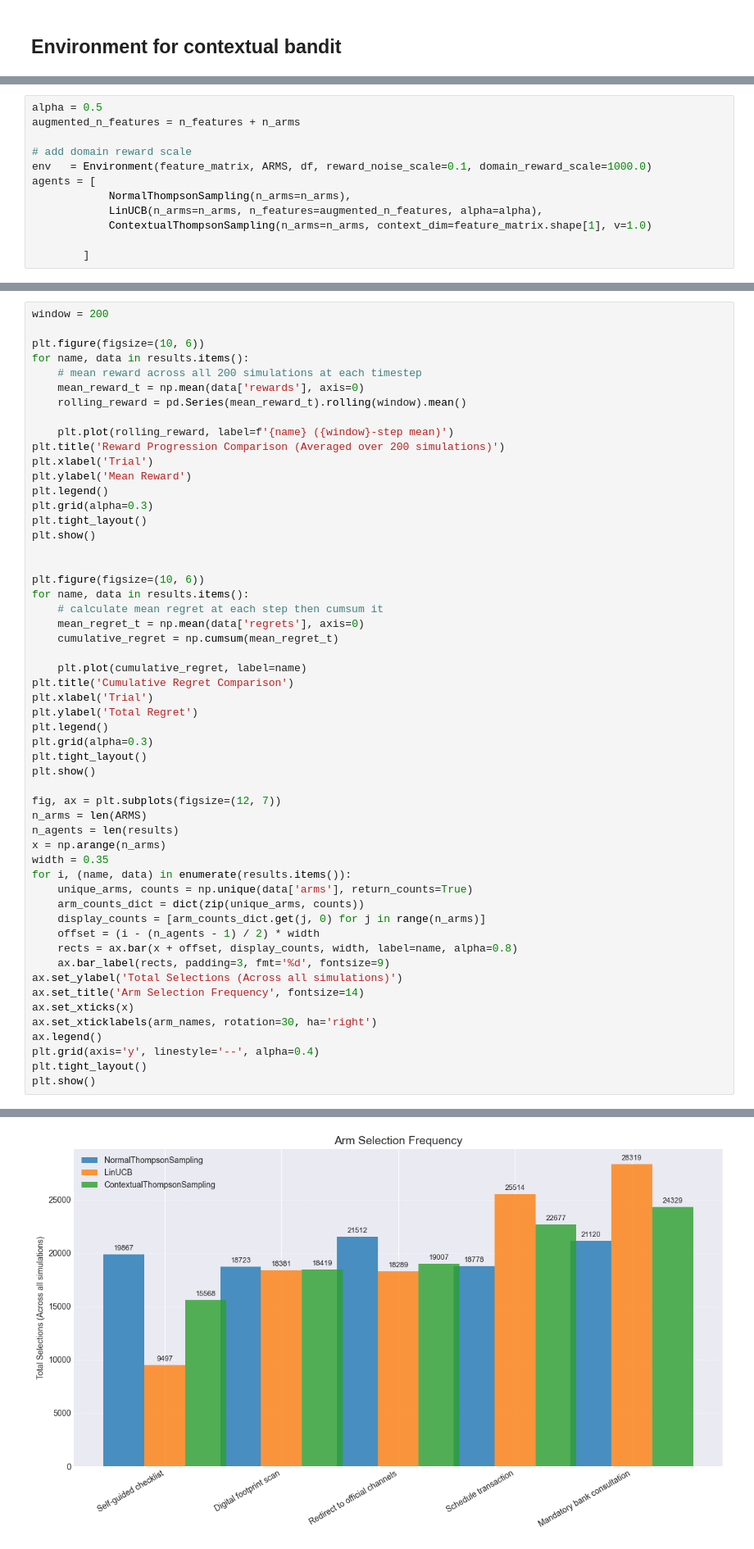
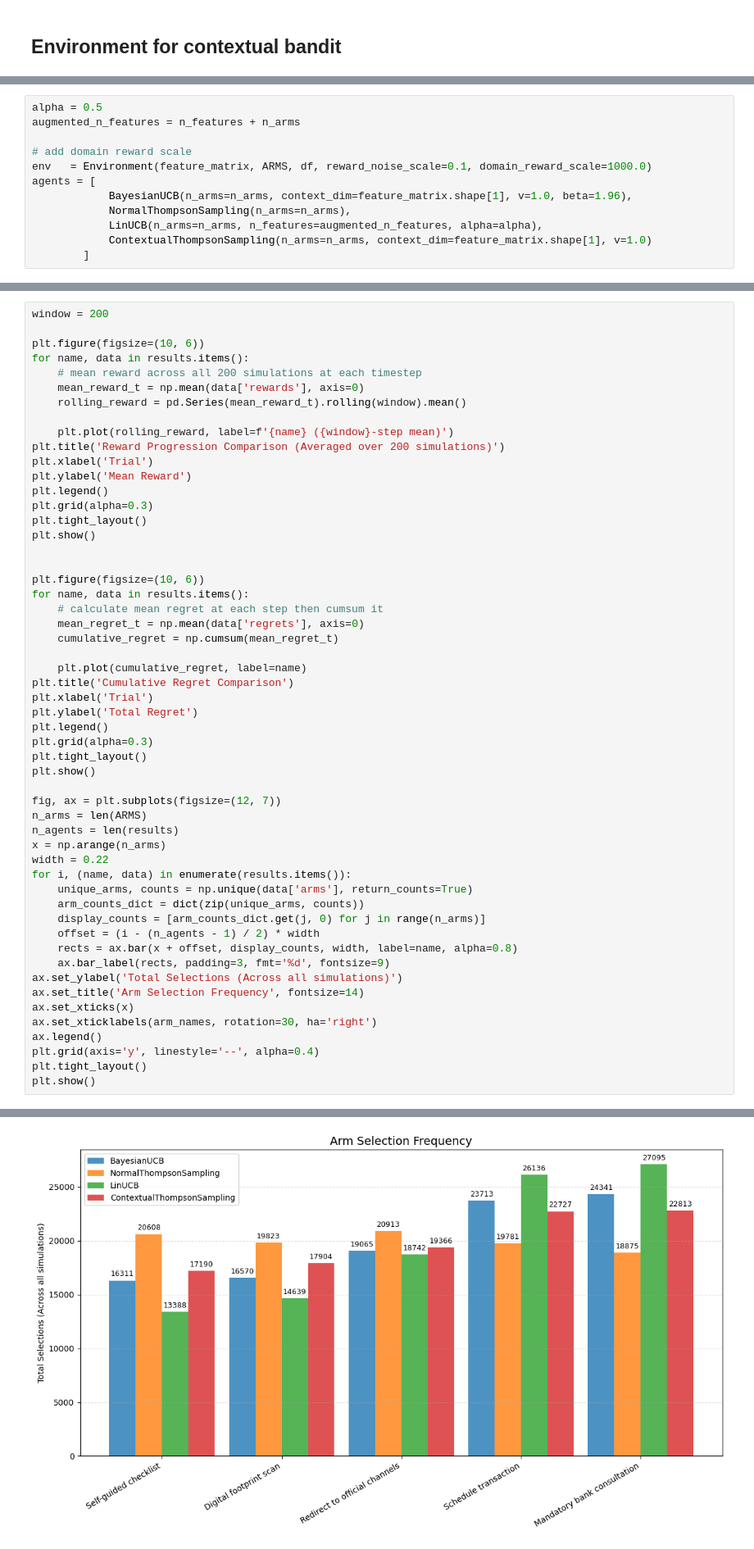
Before and after one commit to choijiwonsoc/bt4014-final-proj, a Jupyter notebook: analysis/lin_ucb_contextual_thompson.ipynb, the cells around one changed output, grey strips where cells are left out. Shown at 82% size. Cells and saved outputs as stored; diff of their text form.

Commit message:
Added Bayesian UCB

```diff
--- a/analysis/lin_ucb_contextual_thompson.ipynb
+++ b/analysis/lin_ucb_contextual_thompson.ipynb
@@ -367,10 +428,10 @@ augmented_n_features = n_features + n_arms
 # add domain reward scale
 env   = Environment(feature_matrix, ARMS, df, reward_noise_scale=0.1, domain_reward_scale=1000.0)
 agents = [
+            BayesianUCB(n_arms=n_arms, context_dim=feature_matrix.shape[1], v=1.0, beta=1.96),
             NormalThompsonSampling(n_arms=n_arms),
             LinUCB(n_arms=n_arms, n_features=augmented_n_features, alpha=alpha),
             ContextualThompsonSampling(n_arms=n_arms, context_dim=feature_matrix.shape[1], v=1.0)
-
         ]
 # %%
 N_SIMULATIONS = 100
@@ -464,7 +526,7 @@ fig, ax = plt.subplots(figsize=(12, 7))
 n_arms = len(ARMS)
 n_agents = len(results)
 x = np.arange(n_arms)
-width = 0.35
+width = 0.22
 for i, (name, data) in enumerate(results.items()):
     unique_arms, counts = np.unique(data['arms'], return_counts=True)
     arm_counts_dict = dict(zip(unique_arms, counts))
@@ -486 +548 @@ plt.show()
-[figure, old version]
+[figure, new version]
```
Also changed, not shown: parts of 7 cells of this notebook.
